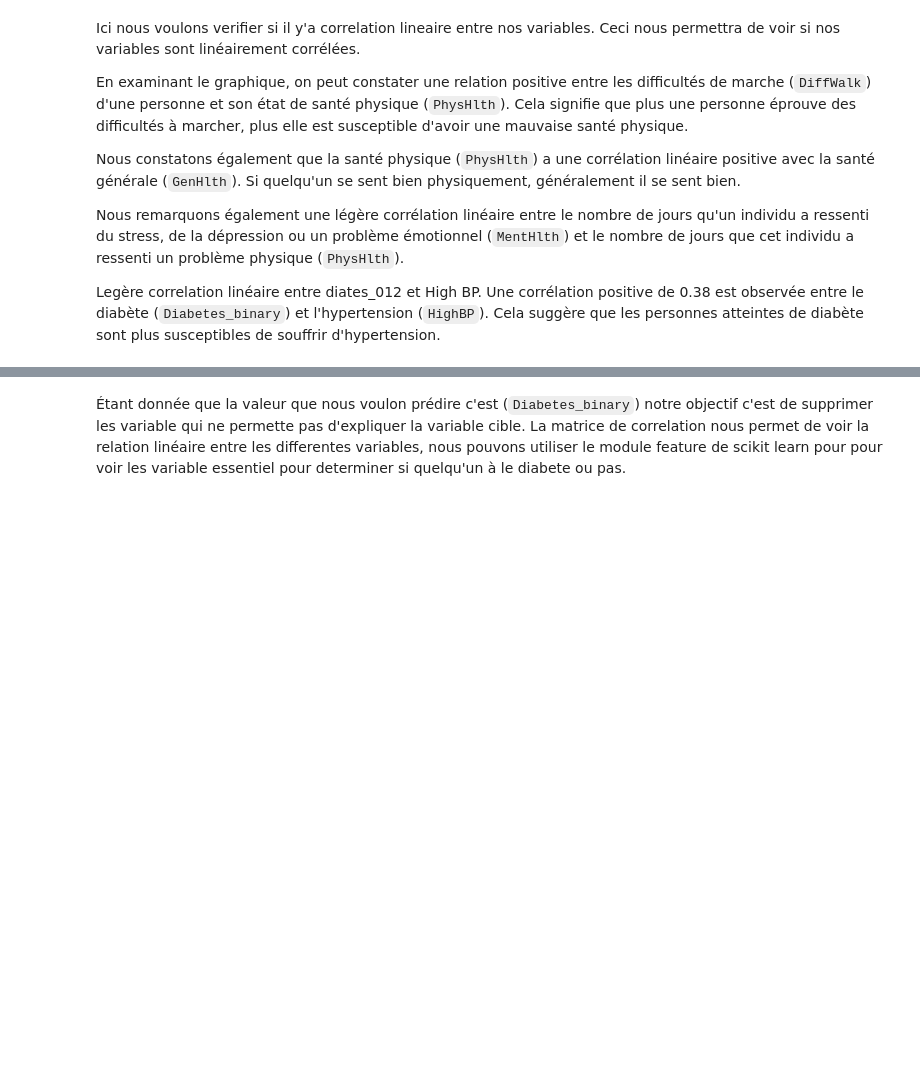
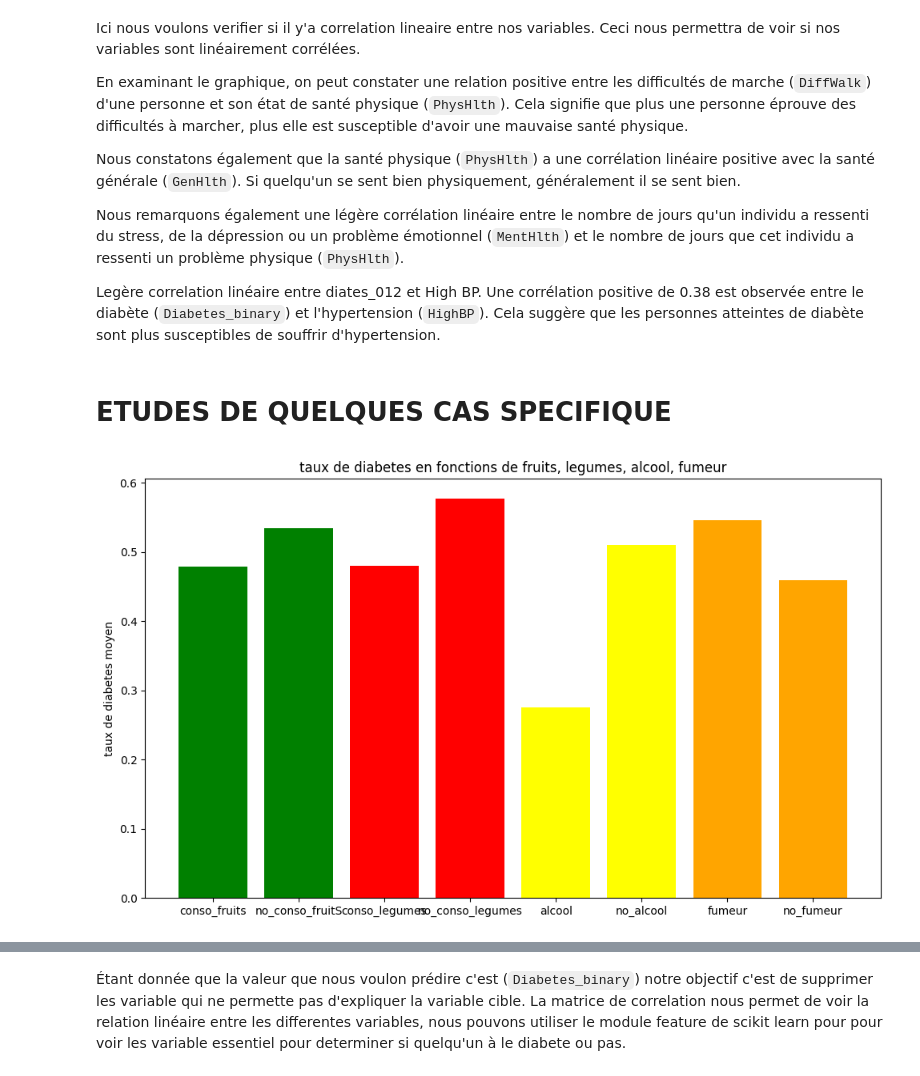
Before and after one commit to BryanGabrielAtangana/UQO_data_science_project_2024_aut, a Jupyter notebook: uqo_ds_project_2024.ipynb, the cells around one changed output, grey strips where cells are left out. Saved outputs shown, nothing was run; the diff lists cells and outputs as text; code cells hidden in the pictures; blank space fills up the shorter version.

```diff
--- a/uqo_ds_project_2024.ipynb
+++ b/uqo_ds_project_2024.ipynb
@@ -144,3 +156,38 @@ Nous constatons également que la santé physique (`PhysHlth`) a une corrélatio
 Nous remarquons également une légère corrélation linéaire entre le nombre de jours qu'un individu a ressenti du stress, de la dépression ou un problème émotionnel (`MentHlth`) et le nombre de jours que cet individu a ressenti un problème physique (`PhysHlth`).
 
 Legère correlation linéaire entre diates_012 et High BP. Une corrélation positive de 0.38 est observée entre le diabète (`Diabetes_binary`) et l'hypertension (`HighBP`). Cela suggère que les personnes atteintes de diabète sont plus susceptibles de souffrir d'hypertension.
+# %% [markdown]
+# ETUDES DE QUELQUES CAS SPECIFIQUE
+# %%
+fruit = dataframe[dataframe['Fruits'] == 1]['Diabetes_binary'].mean()
+no_fruit = dataframe[dataframe['Fruits'] == 0]['Diabetes_binary'].mean()
+
+veggies = dataframe[dataframe['Veggies'] == 1]['Diabetes_binary'].mean()
+no_veggies = dataframe[dataframe['Veggies'] == 0]['Diabetes_binary'].mean()
+
+alcoolique = dataframe[dataframe['HvyAlcoholConsump'] == 1]['Diabetes_binary'].mean()
+no_alcoolique = dataframe[dataframe['HvyAlcoholConsump'] == 0]['Diabetes_binary'].mean()
+
+fumeur = dataframe[dataframe['Smoker'] == 1]['Diabetes_binary'].mean()
+no_fumeur = dataframe[dataframe['Smoker'] == 0]['Diabetes_binary'].mean()
+
+element = ['conso_fruits', 'no_conso_fruitS',
+           'conso_legumes', 'no_conso_legumes',
+           'alcool', 'no_alcool',
+           'fumeur', 'no_fumeur'
+]
+valeur = [
+    fruit, no_fruit,
+    veggies, no_veggies,
+    alcoolique, no_alcoolique,
+    fumeur, no_fumeur
+]
+
+plt.figure(figsize=(10, 6))
+plt.bar(element, valeur, color= ['green', 'green', 'red','red','yellow','yellow','orange', 'orange'])
+plt.title("taux de diabetes en fonctions de fruits, legumes, alcool, fumeur")
+plt.ylabel("taux de diabetes moyen")
+plt.tight_layout()
+plt.show()
+# %% [output]
+[figure, added]
```
Also changed, not shown: parts of 8 cells of this notebook.
